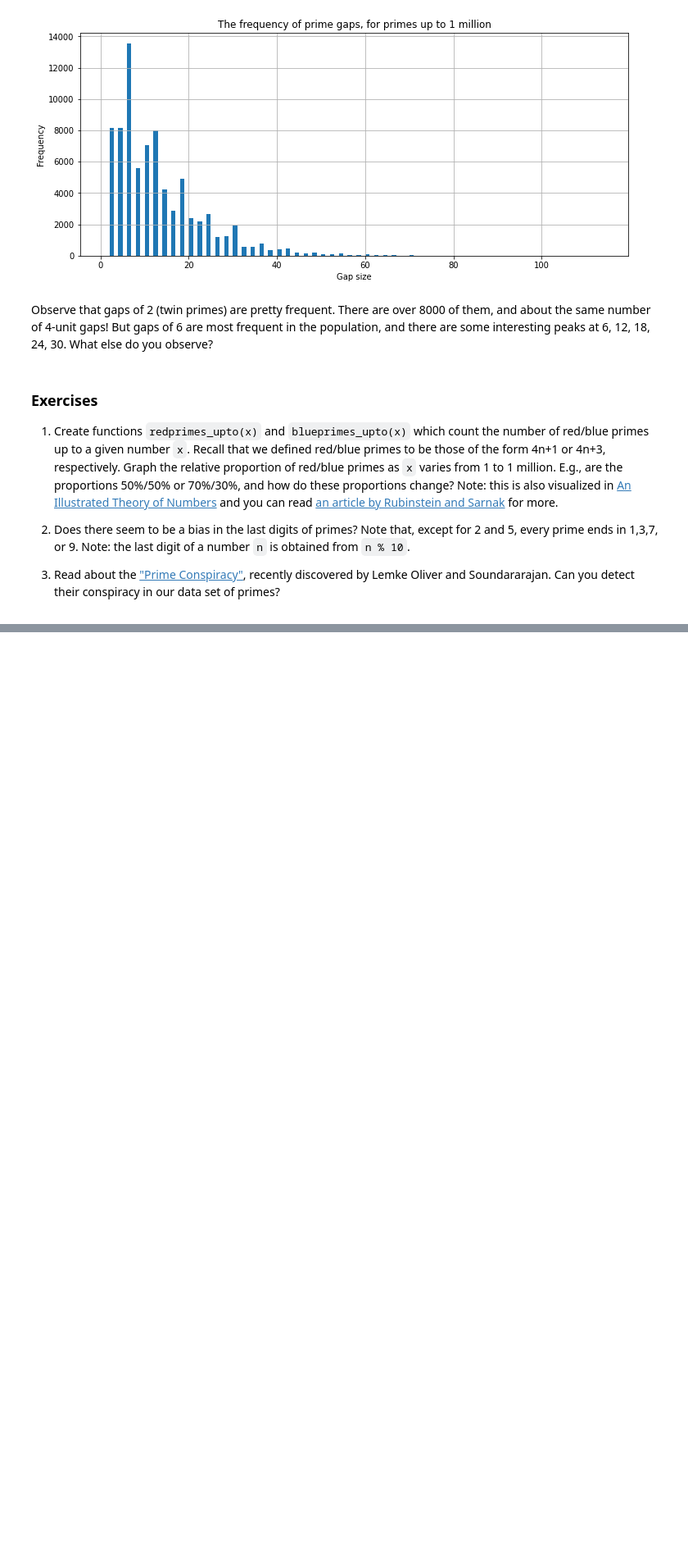
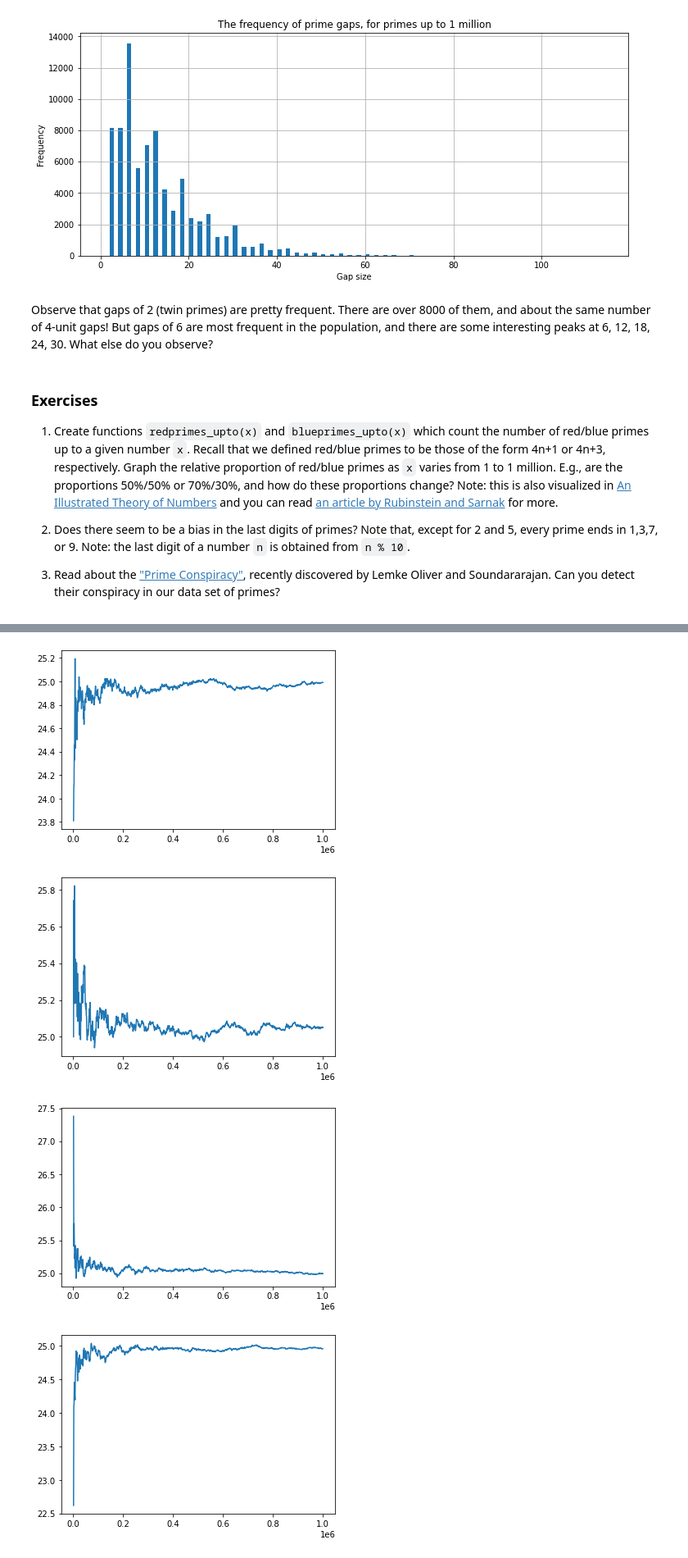
Before and after one commit to ethancma/math152, a Jupyter notebook: P4M_Notebook_3.ipynb, the cells around one changed output, grey strips where cells are left out. Shown at 82% size. Cells and saved outputs as stored; diff of their text form; code cells hidden in the pictures; blank space fills up the shorter version.

```diff
--- a/P4M_Notebook_3.ipynb
+++ b/P4M_Notebook_3.ipynb
@@ -1122,0 +1132,29 @@ def blueprimes_upto(x):
+# %%
+# 2.
+prime_list_to_10000 = where(isprime_list(1000000))
+def upto(x,values):
+    return len([v for v in values if v <= x])
+# %%
+one_primes = [i for i in prime_list_to_10000 if i % 10 == 1]
+three_primes = [i for i in prime_list_to_10000 if i % 10 == 3]
+seven_primes = [i for i in prime_list_to_10000 if i % 10 == 7]
+nine_primes = [i for i in prime_list_to_10000 if i % 10 == 9]
+# %%
+percentone = np.array([upto(x, one_primes) / primes_upto(x) for x in x_values[1:]])
+percentthree = np.array([upto(x,three_primes) / primes_upto(x) for x in x_values[1:]])
+percentseven = np.array([upto(x, seven_primes) / primes_upto(x) for x in x_values[1:]])
+percentnine = np.array([upto(x, nine_primes) / primes_upto(x) for x in x_values[1:]])
+# %%
+plt.plot(x_values[1:], percentone*100)
+plt.show()
+plt.plot(x_values[1:], percentthree*100)
+plt.show()
+plt.plot(x_values[1:], percentseven*100)
+plt.show()
+plt.plot(x_values[1:], percentnine*100)
+plt.show()
+# %% [output]
+[figure, added]
+[figure, added]
+[figure, added]
+[figure, added]
```
Also changed, not shown: parts of 11 cells of this notebook.
